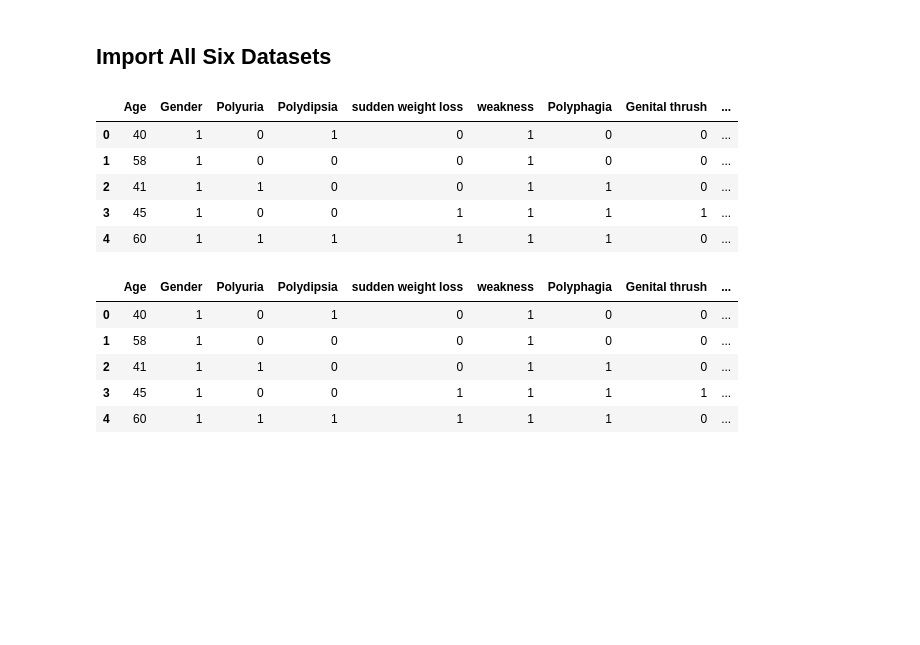
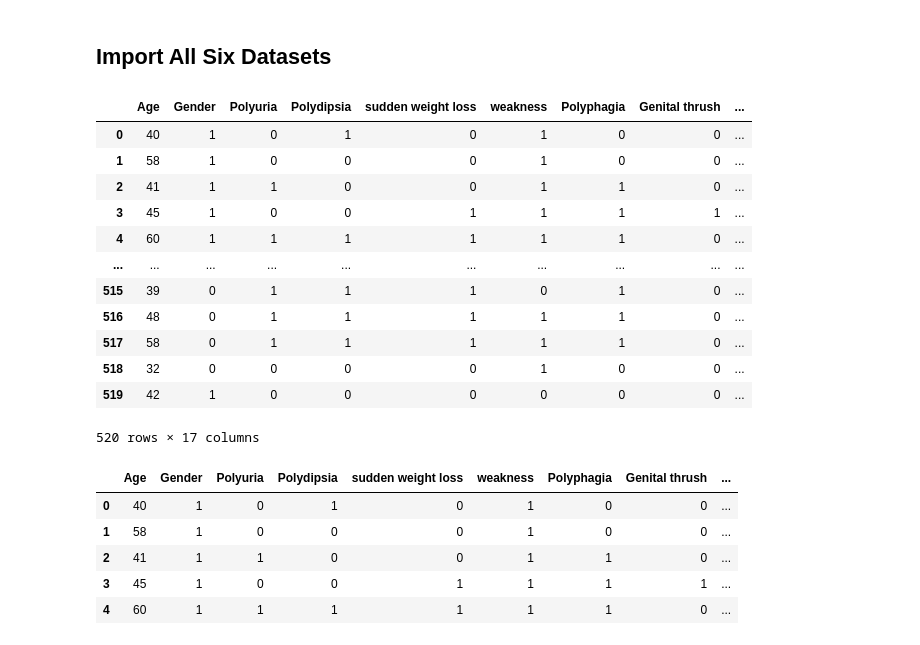
Before and after one commit to asadca4u/Final_Project_Group_Five, a Jupyter notebook: Models/Template (Imported Data).ipynb, the cells around one changed output. Drawn from its saved outputs; the diff is of its cells as text; code cells hidden in the pictures; blank space fills up the shorter version.

```diff
--- a/Models/Template (Imported Data).ipynb
+++ b/Models/Template (Imported Data).ipynb
@@ -10,14 +10,21 @@ engine = create_engine('postgresql://postgres:Mundu33teba?@database-2.c0lvbdcxuj
 # %%
 # Import All Data
 diabetes_df = pd.read_sql_table("all_data", con=engine)
-diabetes_df.head()
+diabetes_df
 # %% [output]
 |  | Age | Gender | Polyuria | Polydipsia | sudden weight loss | weakness | Polyphagia | Genital thrush | ... |
 | 0 | 40 | 1 | 0 | 1 | 0 | 1 | 0 | 0 | ... |
 | 1 | 58 | 1 | 0 | 0 | 0 | 1 | 0 | 0 | ... |
 | 2 | 41 | 1 | 1 | 0 | 0 | 1 | 1 | 0 | ... |
 | 3 | 45 | 1 | 0 | 0 | 1 | 1 | 1 | 1 | ... |
 | 4 | 60 | 1 | 1 | 1 | 1 | 1 | 1 | 0 | ... |
+| ... | ... | ... | ... | ... | ... | ... | ... | ... | ... |
+| 515 | 39 | 0 | 1 | 1 | 1 | 0 | 1 | 0 | ... |
+| 516 | 48 | 0 | 1 | 1 | 1 | 1 | 1 | 0 | ... |
+| 517 | 58 | 0 | 1 | 1 | 1 | 1 | 1 | 0 | ... |
+| 518 | 32 | 0 | 0 | 0 | 0 | 1 | 0 | 0 | ... |
+| 519 | 42 | 1 | 0 | 0 | 0 | 0 | 0 | 0 | ... |
+520 rows × 17 columns
 # %%
 # Import Male Data
 male_df = pd.read_sql_table("male_data", con=engine)
```
